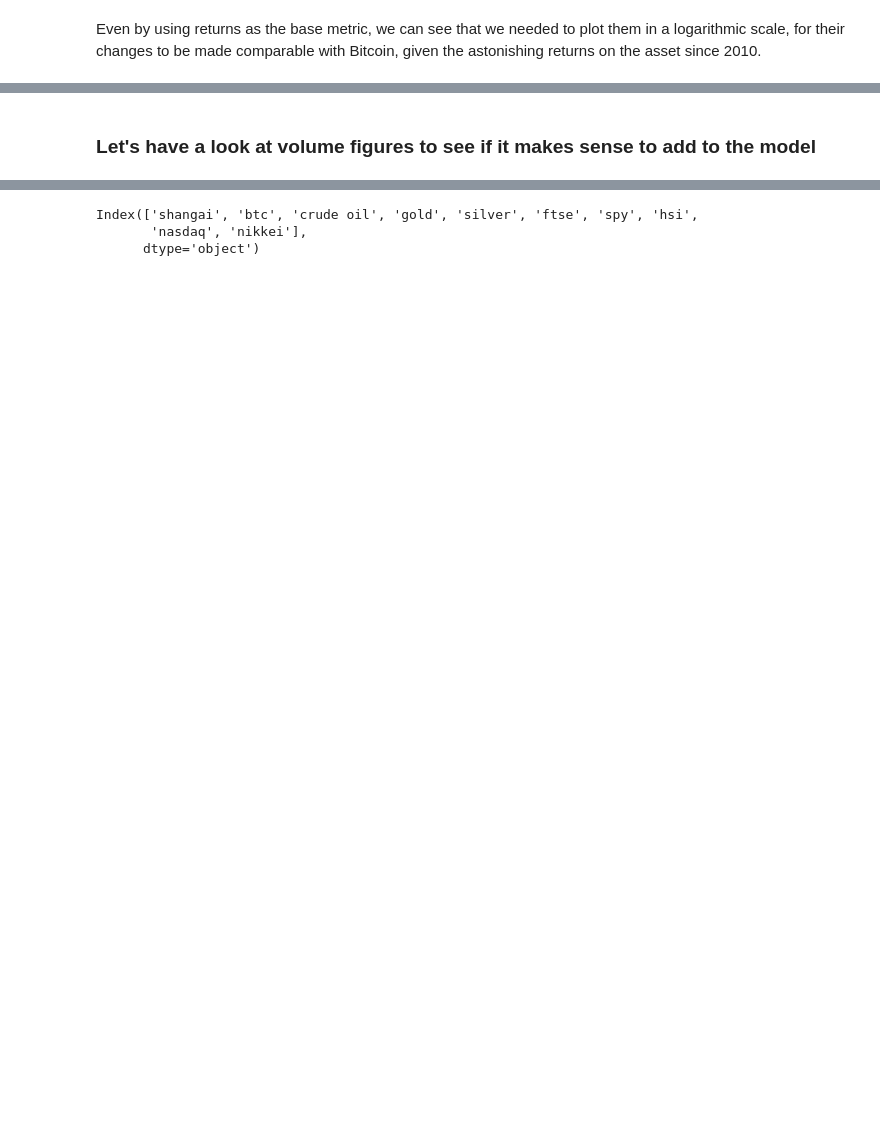
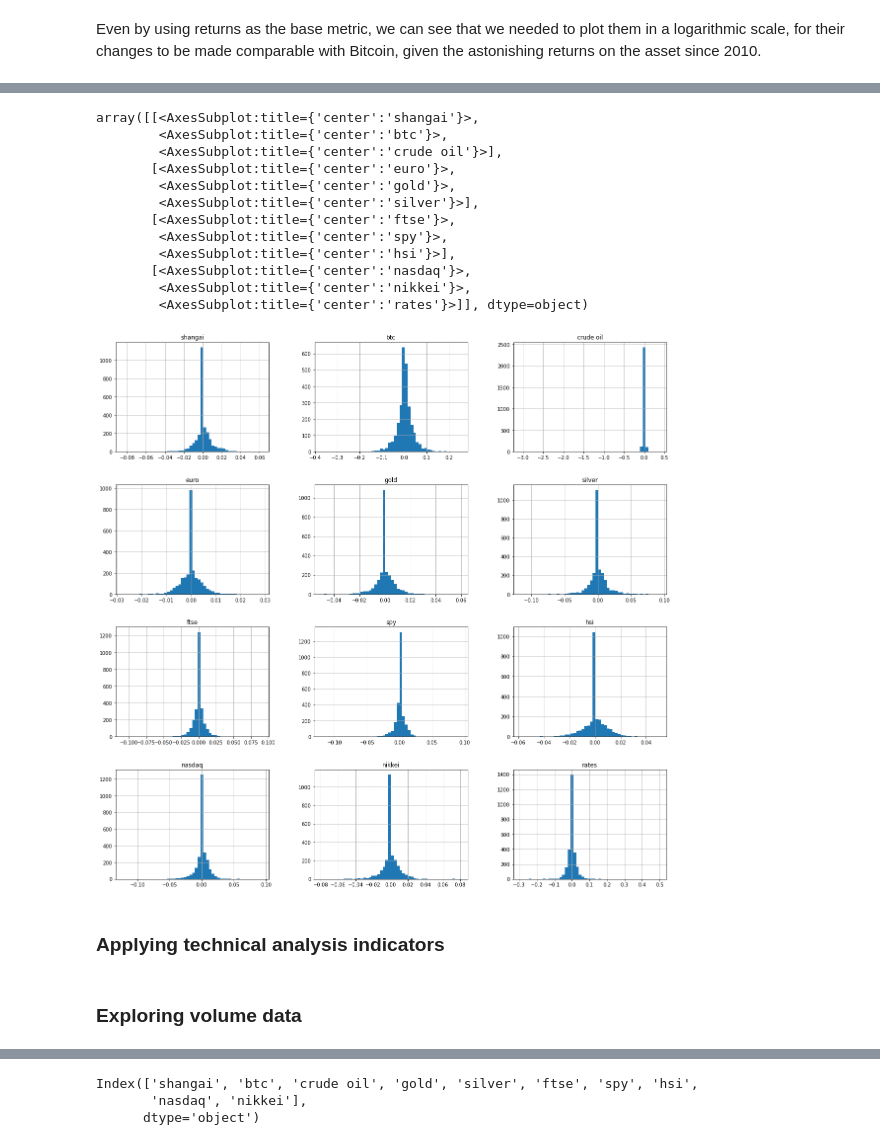
Before and after one commit to renejra/azure-ml-engineer, a Jupyter notebook: capstone/1 - data sourcing.ipynb, the cells around one changed output, grey strips where cells are left out. Drawn from its saved outputs; the diff is of its cells as text; code cells hidden in the pictures; blank space fills up the shorter version.

```diff
--- a/capstone/1 - data sourcing.ipynb
+++ b/capstone/1 - data sourcing.ipynb
@@ -324,2 +277,19 @@ See the caveats in the documentation: https://pandas.pydata.org/pandas-docs/stab
-# %% [markdown]
-### Let's have a look at volume figures to see if it makes sense to add to the model
+# %%
+# If returns have a normal distribution, we will use their log
+returns.hist(bins=50, figsize=(20,20))
+# %% [output]
+array([[<AxesSubplot:title={'center':'shangai'}>,
+        <AxesSubplot:title={'center':'btc'}>,
+        <AxesSubplot:title={'center':'crude oil'}>],
+       [<AxesSubplot:title={'center':'euro'}>,
+        <AxesSubplot:title={'center':'gold'}>,
+        <AxesSubplot:title={'center':'silver'}>],
+       [<AxesSubplot:title={'center':'ftse'}>,
+        <AxesSubplot:title={'center':'spy'}>,
+        <AxesSubplot:title={'center':'hsi'}>],
+       [<AxesSubplot:title={'center':'nasdaq'}>,
+        <AxesSubplot:title={'center':'nikkei'}>,
+        <AxesSubplot:title={'center':'rates'}>]], dtype=object)
+[figure, added]
+# %% [markdown]
+### Applying technical analysis indicators
@@ -326,3 +307,5 @@ See the caveats in the documentation: https://pandas.pydata.org/pandas-docs/stab
+# %% [markdown]
+### Exploring volume data
 # %%
 # volume.plot(logy=True, figsize=(20,6))
 v_returns = volume.pct_change(1)
```
Also changed, not shown: parts of 91 cells of this notebook, 9 other files.
